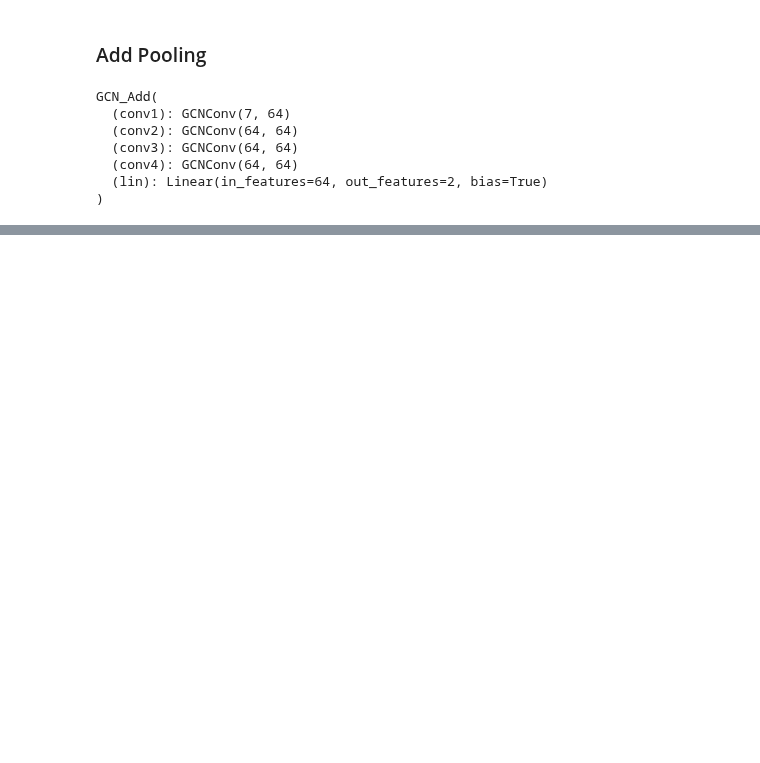
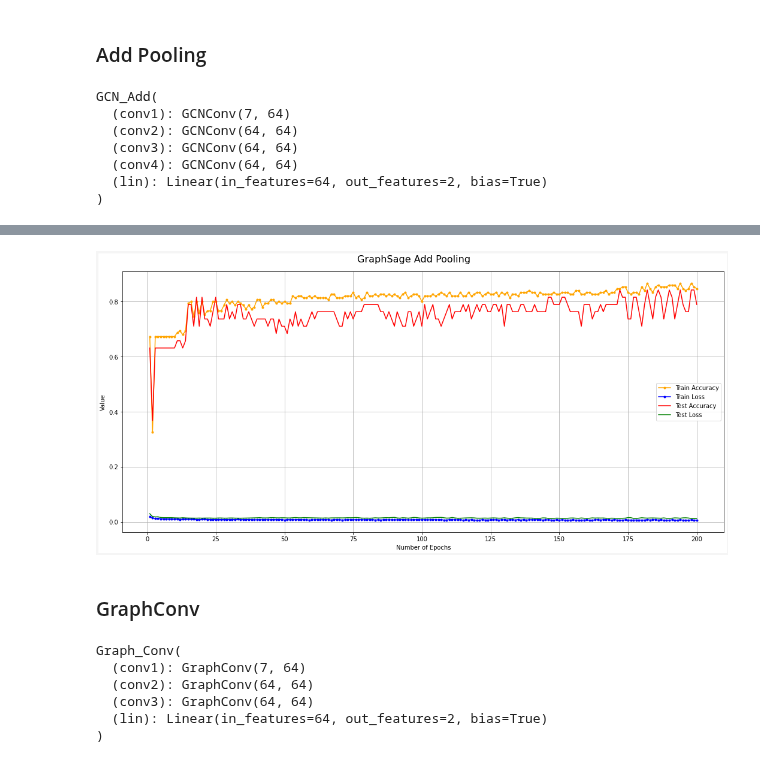
Before and after one commit to mojtabaSefidi/Small-GNN-Based-Projects, a Jupyter notebook: MLG_Ex3.ipynb, the cells around one changed output, grey strips where cells are left out. Cells and saved outputs as stored; diff of their text form; code cells hidden in the pictures; blank space fills up the shorter version.

Commit message:
+ implement a class for learn and evaluate. Graphsage and GraphConv added.

```diff
--- a/MLG_Ex3.ipynb
+++ b/MLG_Ex3.ipynb
@@ -181,0 +204,23 @@ class GCN_Add(torch.nn.Module):
+# %%
+class Graph_Sage(torch.nn.Module):
+    def __init__(self, hidden_channels):
+        super(Graph_Sage, self).__init__()
+        torch.manual_seed(12345)
+        self.conv1 = SAGEConv(dataset.num_node_features, hidden_channels)
+        self.conv2 = SAGEConv(hidden_channels, hidden_channels)
+        self.conv3 = SAGEConv(hidden_channels, hidden_channels)
+        self.lin = Linear(hidden_channels, dataset.num_classes)
+
+    def forward(self, x, edge_index, batch):
+        x = self.conv1(x, edge_index)
+        x = x.relu()
+        x = self.conv2(x, edge_index)
+        x = x.relu()
+        x = self.conv3(x, edge_index)
+
+        x = global_add_pool(x, batch)
+
+        x = F.dropout(x, p=0.5, training=self.training)
+        x = self.lin(x)
+
+        return x
@@ -340,0 +419,5 @@ plot_history(list_train_loss, list_train_acc, list_test_loss, list_test_acc, n_e
+# %%
+evaluate_Graph_Sage = Leaning_Evaluation(
+                                   model = model,
+                                   )
+list_train_acc, list_train_loss, list_test_acc, list_test_loss = evaluate_Graph_Sage.train_and_evaluate(train_data_loader, test_data_loader)
@@ -340,0 +442,16 @@ plot_history(list_train_loss, list_train_acc, list_test_loss, list_test_acc, n_e
+# %%
+plot_history(list_train_loss, list_train_acc, list_test_loss, list_test_acc, n_epochs=200, title='GraphSage Add Pooling')
+# %% [output]
+[figure, added]
+# %% [markdown]
+### GraphConv
+# %%
+model = Graph_Conv(hidden_channels=64)
+print(model)
+# %% [output]
+Graph_Conv(
+  (conv1): GraphConv(7, 64)
+  (conv2): GraphConv(64, 64)
+  (conv3): GraphConv(64, 64)
+  (lin): Linear(in_features=64, out_features=2, bias=True)
+)
```
Also changed, not shown: parts of 22 cells of this notebook.
